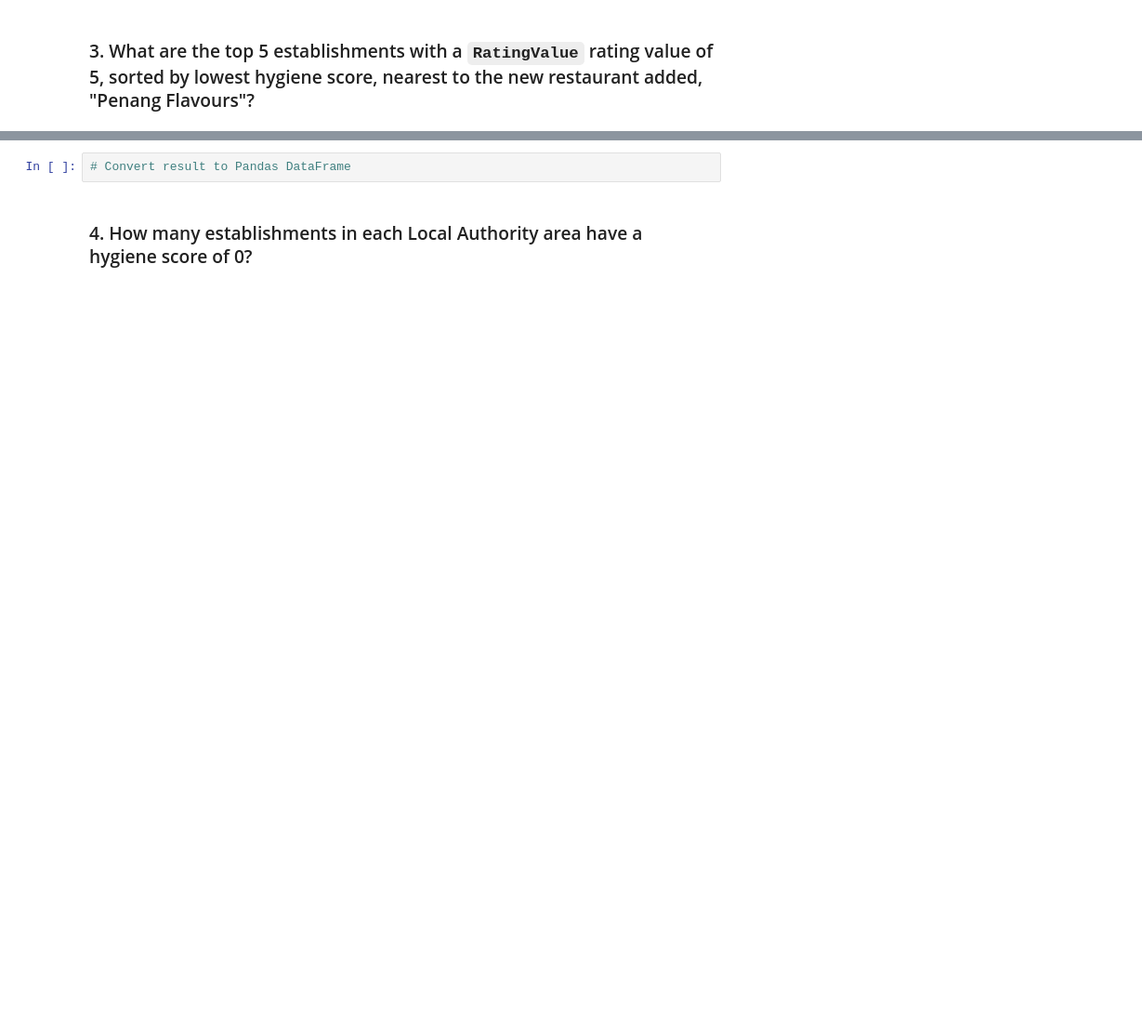
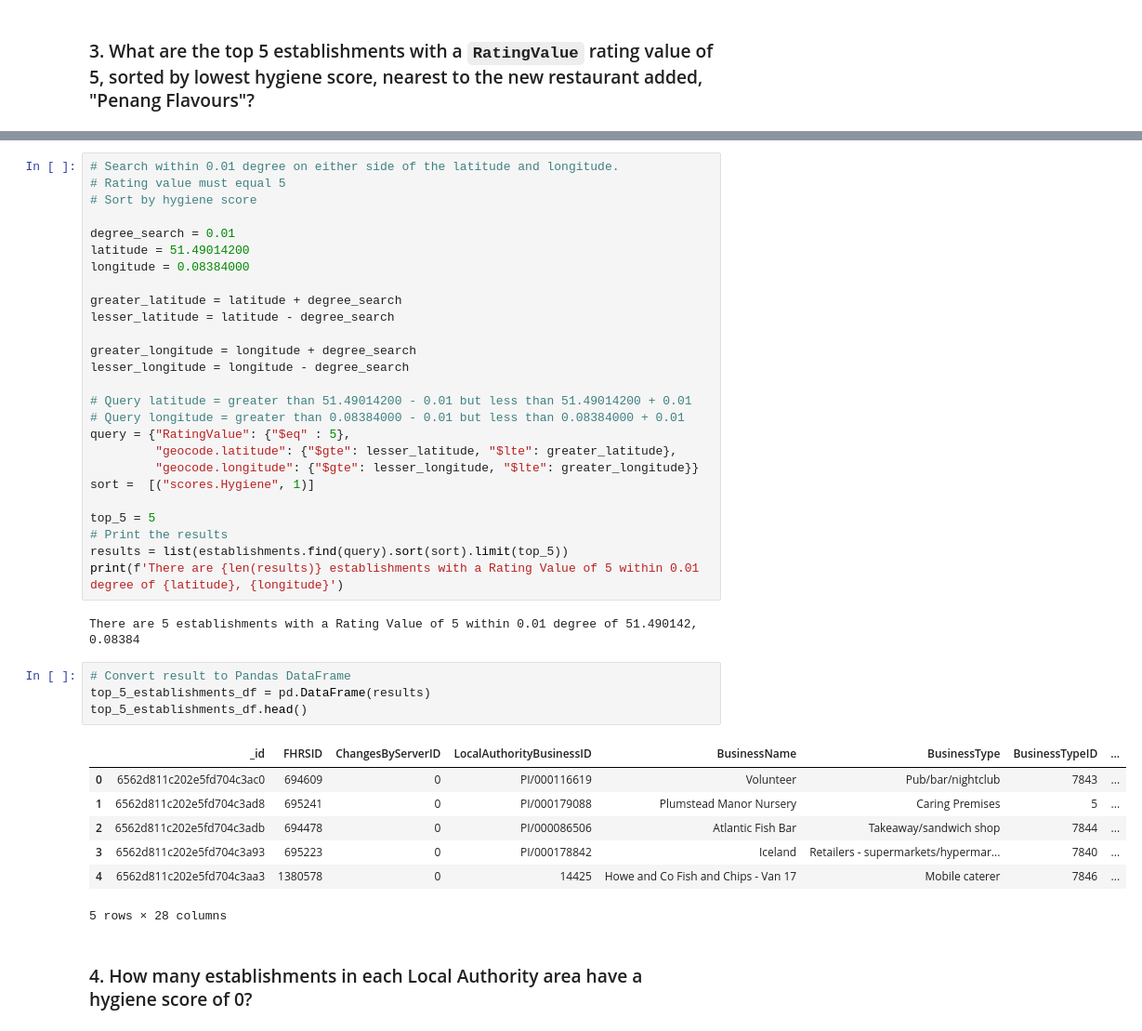
Before and after one commit to sienchoon/nosql-challenge, a Jupyter notebook: NoSQL_analysis_starter.ipynb, the cells around one changed output, grey strips where cells are left out. Shown: that part at 93% size. Cells and saved outputs as stored; diff of their text form; blank space fills up the shorter version.

```diff
--- a/NoSQL_analysis_starter.ipynb
+++ b/NoSQL_analysis_starter.ipynb
@@ -171,5 +243,43 @@ sort =
+# %%
+# Search within 0.01 degree on either side of the latitude and longitude.
+# Rating value must equal 5
+# Sort by hygiene score
+
+degree_search = 0.01
+latitude = 51.49014200
+longitude = 0.08384000
+
+greater_latitude = latitude + degree_search
+lesser_latitude = latitude - degree_search
+
+greater_longitude = longitude + degree_search
+lesser_longitude = longitude - degree_search
+
+# Query latitude = greater than 51.49014200 - 0.01 but less than 51.49014200 + 0.01
+# Query longitude = greater than 0.08384000 - 0.01 but less than 0.08384000 + 0.01
+query = {"RatingValue": {"$eq" : 5},
+         "geocode.latitude": {"$gte": lesser_latitude, "$lte": greater_latitude},
+         "geocode.longitude": {"$gte": lesser_longitude, "$lte": greater_longitude}}
+sort =  [("scores.Hygiene", 1)]
+
+top_5 = 5
+# Print the results
+results = list(establishments.find(query).sort(sort).limit(top_5))
+print(f'There are {len(results)} establishments with a Rating Value of 5 within 0.01 degree of {latitude}, {longitude}')
+# %% [output]
+There are 5 establishments with a Rating Value of 5 within 0.01 degree of 51.490142, 0.08384
 # %%
 # Convert result to Pandas DataFrame
+top_5_establishments_df = pd.DataFrame(results)
+top_5_establishments_df.head()
+# %% [output]
+|  | _id | FHRSID | ChangesByServerID | LocalAuthorityBusinessID | BusinessName | BusinessType | BusinessTypeID | ... |
+| 0 | 6562d811c202e5fd704c3ac0 | 694609 | 0 | PI/000116619 | Volunteer | Pub/bar/nightclub | 7843 | ... |
+| 1 | 6562d811c202e5fd704c3ad8 | 695241 | 0 | PI/000179088 | Plumstead Manor Nursery | Caring Premises | 5 | ... |
+| 2 | 6562d811c202e5fd704c3adb | 694478 | 0 | PI/000086506 | Atlantic Fish Bar | Takeaway/sandwich shop | 7844 | ... |
+| 3 | 6562d811c202e5fd704c3a93 | 695223 | 0 | PI/000178842 | Iceland | Retailers - supermarkets/hypermar... | 7840 | ... |
+| 4 | 6562d811c202e5fd704c3aa3 | 1380578 | 0 | 14425 | Howe and Co Fish and Chips - Van 17 | Mobile caterer | 7846 | ... |
+5 rows × 28 columns
 # %% [markdown]
 ### 4. How many establishments in each Local Authority area have a hygiene score of 0?
 # %%
```
Also changed, not shown: parts of 9 cells of this notebook, 1 other file.
